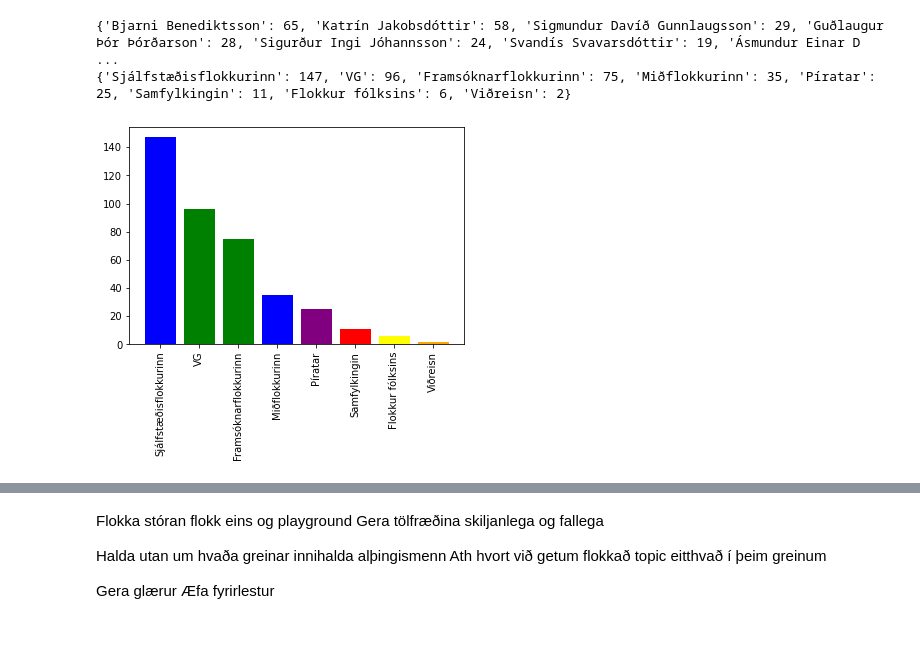
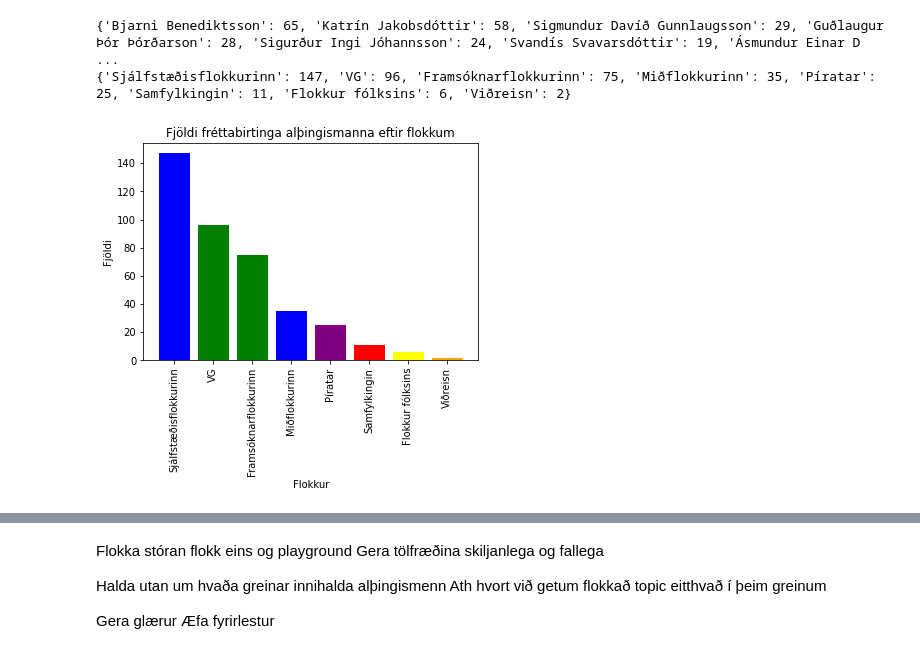
Before and after one commit to eliasbe/Maltaekni-natturuvernd, a Jupyter notebook: VinnubokEBE.ipynb, the cells around one changed output, grey strips where cells are left out. Drawn from its saved outputs; the diff is of its cells as text; code cells hidden in the pictures.

```diff
--- a/VinnubokEBE.ipynb
+++ b/VinnubokEBE.ipynb
@@ -1106,13 +1218,18 @@ for fl in current_flokkar:
 # %%
 dummy = sort_dict(current_party_hits)
 # %%
-def plot_flokk(bok):
+def plot_flokk(bok, save=None):
     colors = list()
     for key in bok.keys():
         colors.append(party_color[key])
     bars = plt.bar(bok.keys(), bok.values(), color=colors)
     #print(bars.label)
     plt.xticks(rotation=90)
+    plt.title("Fjöldi fréttabirtinga alþingismanna eftir flokkum")
+    plt.xlabel("Flokkur")
+    plt.ylabel("Fjöldi")
+    if save:
+        plt.savefig("./pics/" + save + ".jpeg", bbox_inches="tight")
     plt.show()
 # %%
 plot_flokk(dummy)
@@ -1153,8 +1270,4 @@ with open("current_member_hits.json", "w") as fh:
     fh.write(json.dumps(current_member_hits))
 with open("current_party_hits.json", "w") as fh:
     fh.write(json.dumps(current_party_hits))
-# %%
-plot_flokk(sort_dict(current_party_hits))
-# %% [output]
-[figure, old version]
 # %%
@@ -1168,4 +1286,8 @@ def plot_member(bok):
     # plt.ylabel(list(bok.keys()))
     # plt.yticks(rotation=90)
     # plt.show()
+# %%
+plot_flokk(sort_dict(current_party_hits), "flokkar")
+# %% [output]
+[figure, new version]
 # %%
```
Also changed, not shown: parts of 14 cells of this notebook.
